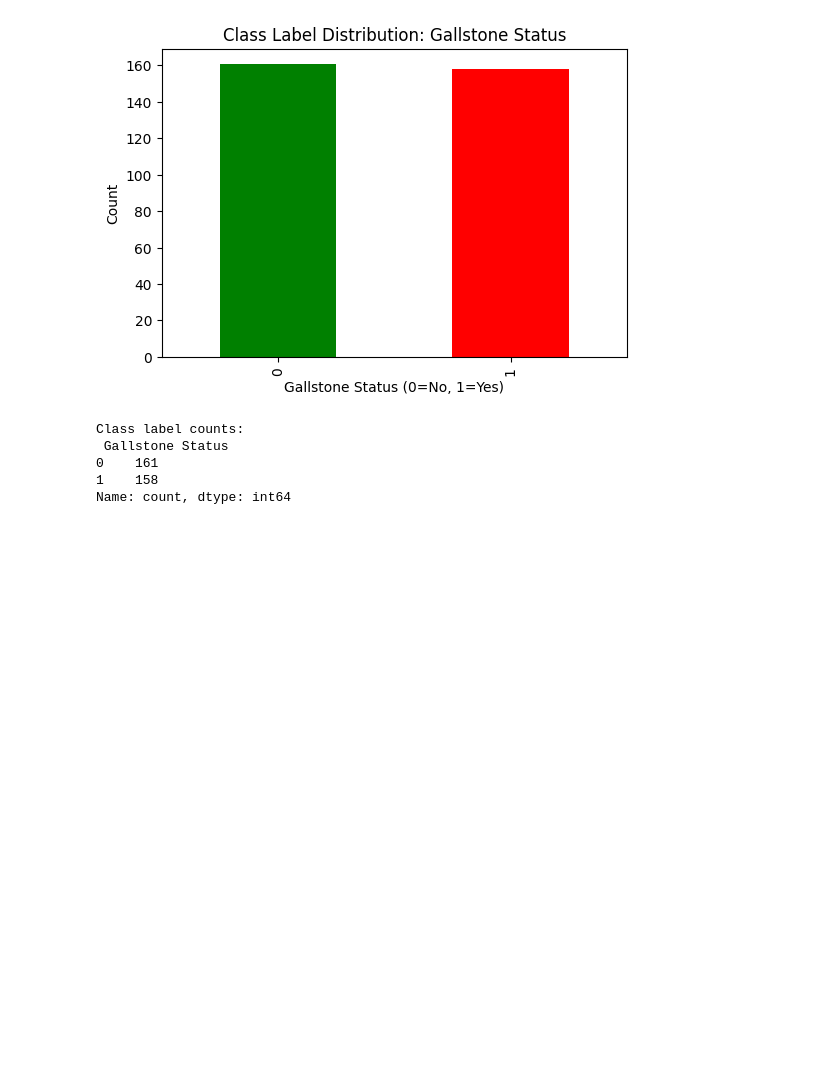
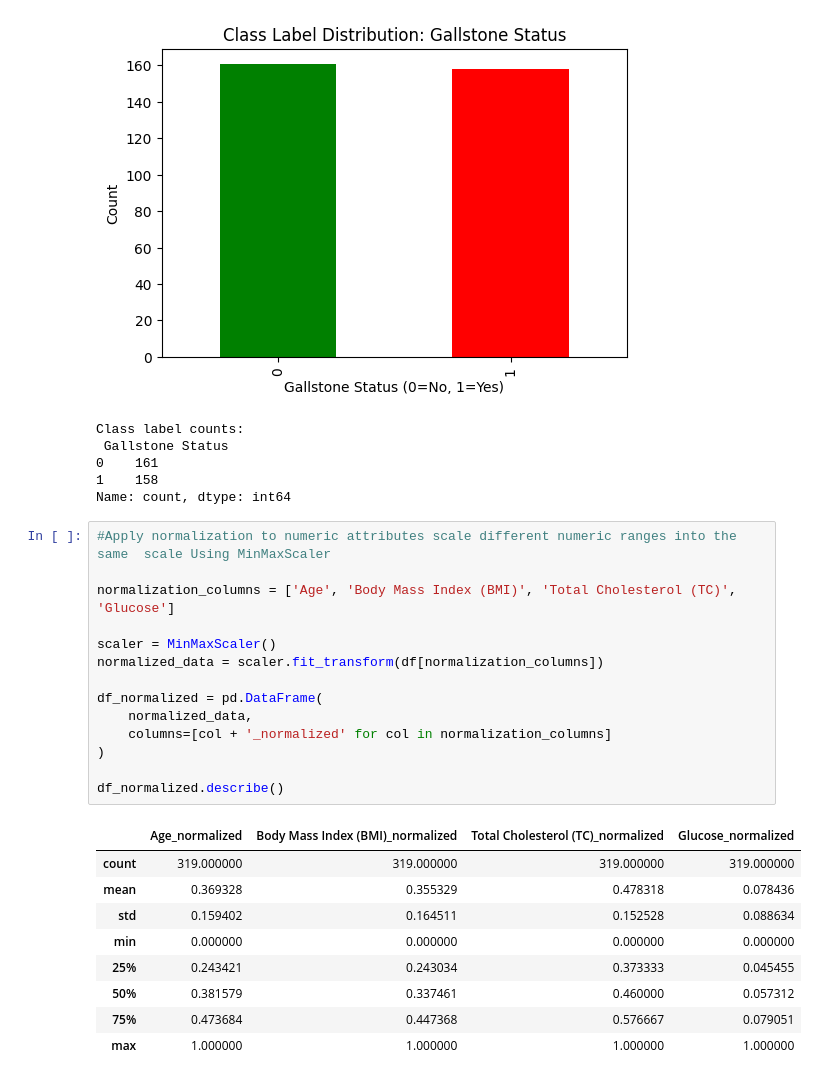
Before and after one commit to ShathaAlshalawi/Gallstone_project, a Jupyter notebook: phase2.ipynb, the cells around one changed output. Cells and saved outputs as stored; diff of their text form; blank space fills up the shorter version.

```diff
--- a/phase2.ipynb
+++ b/phase2.ipynb
@@ -196,3 +196,27 @@ Class label counts:
 0    161
 1    158
 Name: count, dtype: int64
+# %%
+#Apply normalization to numeric attributes scale different numeric ranges into the same  scale Using MinMaxScaler
+
+normalization_columns = ['Age', 'Body Mass Index (BMI)', 'Total Cholesterol (TC)', 'Glucose']
+
+scaler = MinMaxScaler()
+normalized_data = scaler.fit_transform(df[normalization_columns])
+
+df_normalized = pd.DataFrame(
+    normalized_data,
+    columns=[col + '_normalized' for col in normalization_columns]
+)
+
+df_normalized.describe()
+# %% [output]
+|  | Age_normalized | Body Mass Index (BMI)_normalized | Total Cholesterol (TC)_normalized | Glucose_normalized |
+| count | 319.000000 | 319.000000 | 319.000000 | 319.000000 |
+| mean | 0.369328 | 0.355329 | 0.478318 | 0.078436 |
+| std | 0.159402 | 0.164511 | 0.152528 | 0.088634 |
+| min | 0.000000 | 0.000000 | 0.000000 | 0.000000 |
+| 25% | 0.243421 | 0.243034 | 0.373333 | 0.045455 |
+| 50% | 0.381579 | 0.337461 | 0.460000 | 0.057312 |
+| 75% | 0.473684 | 0.447368 | 0.576667 | 0.079051 |
+| max | 1.000000 | 1.000000 | 1.000000 | 1.000000 |
```
Also changed, not shown: parts of 3 cells of this notebook.
